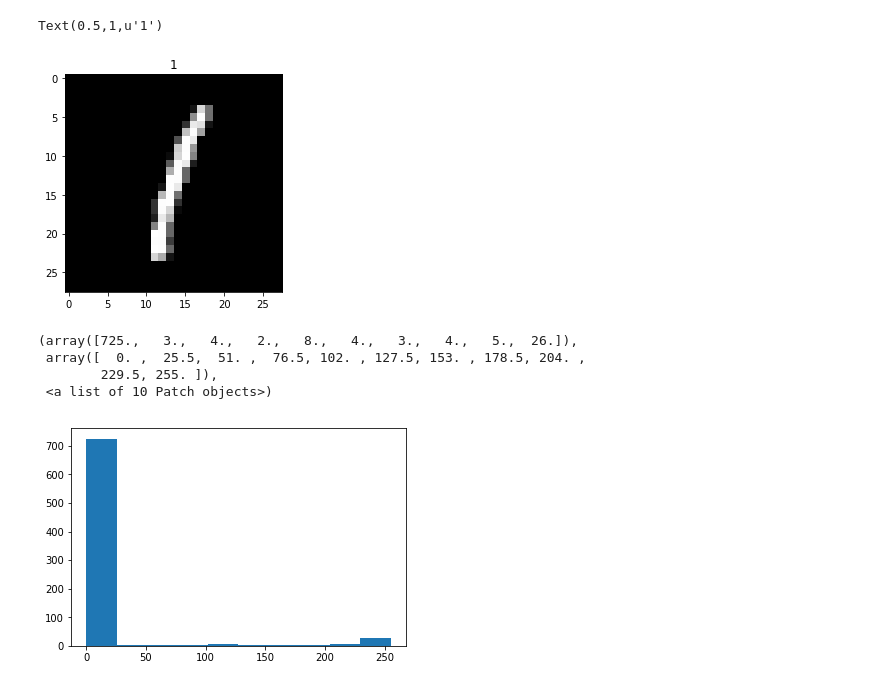
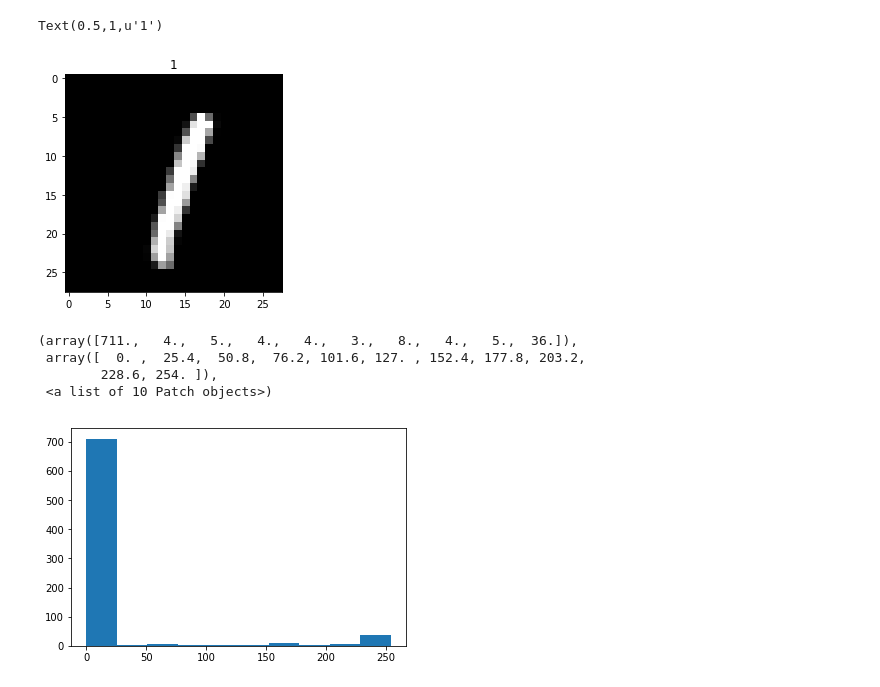
Before and after one commit to orprager/ml, a Jupyter notebook: samples/digits-recognizer/svm.ipynb, the cells around one changed output. Drawn from its saved outputs; the diff is of its cells as text; code cells hidden in the pictures.

```diff
--- a/samples/digits-recognizer/svm.ipynb
+++ b/samples/digits-recognizer/svm.ipynb
@@ -9,10 +9,10 @@ from sklearn.model_selection import train_test_split
 labeled_images = pd.read_csv("./data/digits-recognizer/train.csv")
 # %%
 # Pull data only for images of number 1 and 2 (our classifier support 2-class classification
-labeled_images_of_one = labeled_images.loc[labeled_images['label'] == 1]
-labeled_images_of_two = labeled_images.loc[labeled_images['label'] == 2]
+labeled_images_of_one = labeled_images.loc[labeled_images['label'] == 1][:1000]
+labeled_images_of_two = labeled_images.loc[labeled_images['label'] == 2][:1000]
 
 limited_labeled_images = pd.concat([labeled_images_of_one, labeled_images_of_two])
 
-images = limited_labeled_images.iloc[0:5000, 1:]
-labels = limited_labeled_images.iloc[0:5000, :1]
+images = limited_labeled_images.iloc[:, 1:]
+labels = limited_labeled_images.iloc[:, :1]
@@ -22,25 +43,25 @@ train_images, test_images, train_labels, test_labels = \
     train_test_split(images, labels, train_size=0.8, random_state=0)
 # %%
 # Viewing an image
-i = 2  # image index
+i = -1  # image index
 img = train_images.iloc[i].as_matrix()  # transform one-dimention image into a 1-d numpy array
 img = img.reshape((28, 28))  # reshape numpy 1d array inti 2d 28x28 array
 plt.imshow(img, cmap='gray')
 plt.title(train_labels.iloc[i, 0])  # Put the image a title by it's label
 # %% [output]
 Text(0.5,1,u'1')
-[figure, old version]
+[figure, new version]
 # %%
 # in order to understand the image we can plot the histogram of our possible pixel values
 plt.hist(train_images.iloc[i])
 # we can see that our pixels not really with values of 1 and 0, and it might have affect
 # on our model.
 # %% [output]
-(array([725.,   3.,   4.,   2.,   8.,   4.,   3.,   4.,   5.,  26.]),
- array([  0. ,  25.5,  51. ,  76.5, 102. , 127.5, 153. , 178.5, 204. ,
-        229.5, 255. ]),
+(array([711.,   4.,   5.,   4.,   4.,   3.,   8.,   4.,   5.,  36.]),
+ array([  0. ,  25.4,  50.8,  76.2, 101.6, 127. , 152.4, 177.8, 203.2,
+        228.6, 254. ]),
  <a list of 10 Patch objects>)
-[figure, old version]
+[figure, new version]
 # %%
 # Our images are white digits on black background, now we'll try to change the background
 # to white and the digits to black so the digits (pixels) will be easier to detect
```
Also changed, not shown: parts of 4 cells of this notebook, 7 other files.
